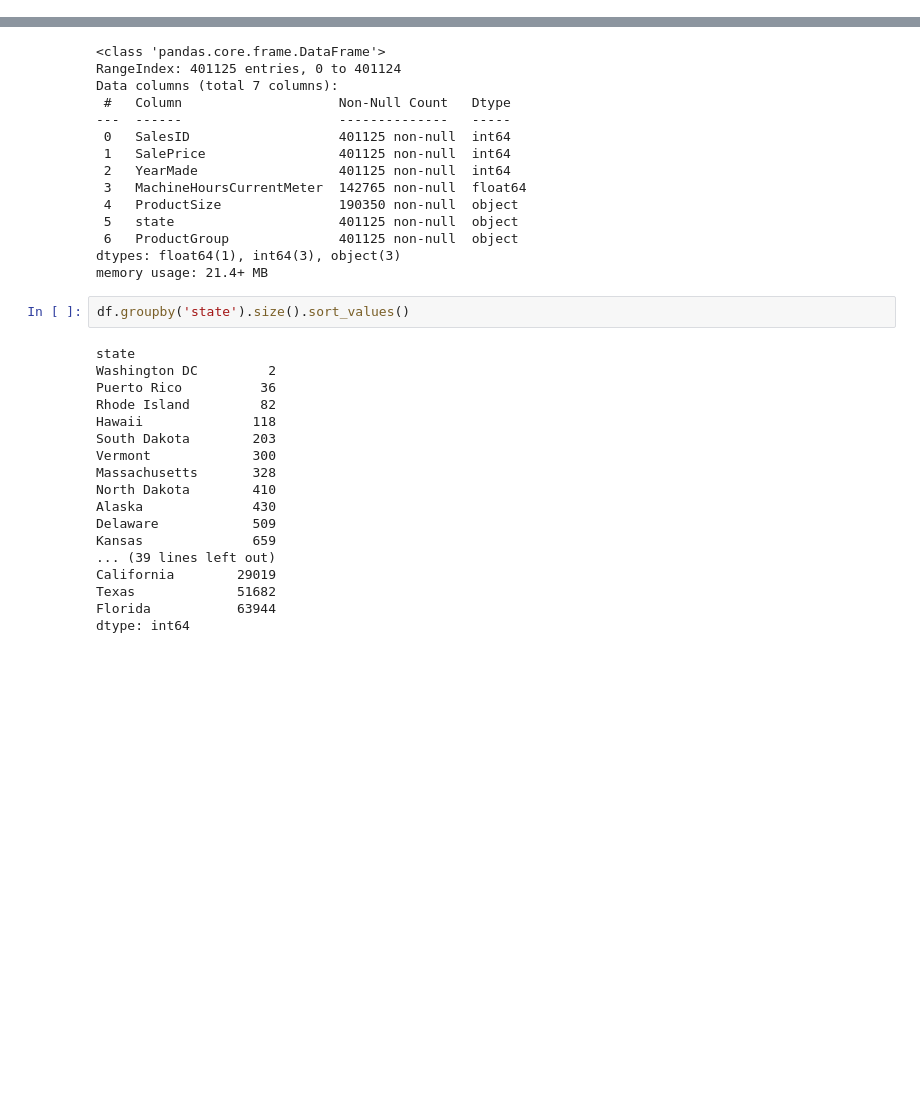
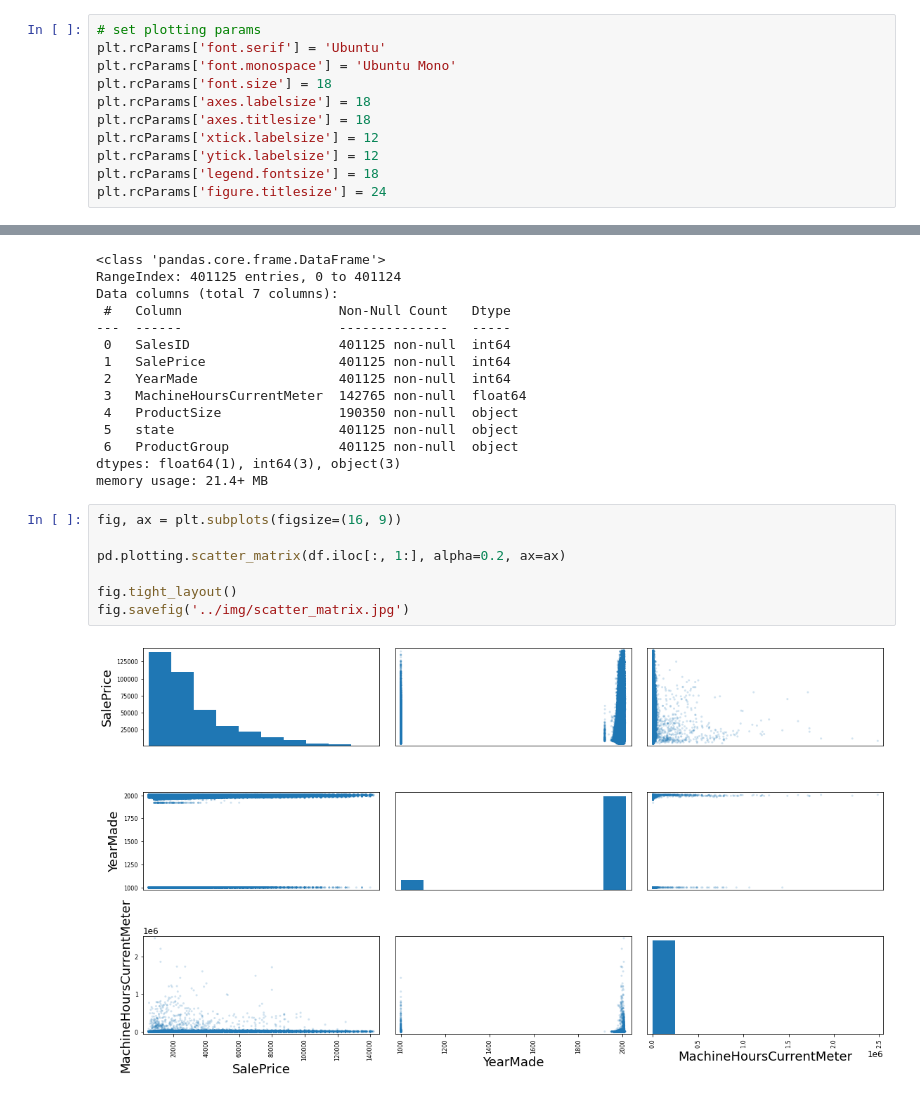
Before and after one commit to josiah-d/predicting-heavy-equipment-price, a Jupyter notebook: notebooks/josiah_eda.ipynb, the cells around one changed output, grey strips where cells are left out. Saved outputs shown, nothing was run; the diff lists cells and outputs as text; blank space fills up the shorter version.

Commit message:
add eda plots

```diff
--- a/notebooks/josiah_eda.ipynb
+++ b/notebooks/josiah_eda.ipynb
@@ -6,6 +3,17 @@ sys.path.insert(0, '..')
 import pandas as pd
 import numpy as np
 import matplotlib.pyplot as plt
+# %%
+# set plotting params
+plt.rcParams['font.serif'] = 'Ubuntu'
+plt.rcParams['font.monospace'] = 'Ubuntu Mono'
+plt.rcParams['font.size'] = 18
+plt.rcParams['axes.labelsize'] = 18
+plt.rcParams['axes.titlesize'] = 18
+plt.rcParams['xtick.labelsize'] = 12
+plt.rcParams['ytick.labelsize'] = 12
+plt.rcParams['legend.fontsize'] = 18
+plt.rcParams['figure.titlesize'] = 24
 # %%
 # load data
 Train = pd.read_csv('../data/Train.csv')
@@ -77,23 +48,12 @@ Data columns (total 7 columns):
  6   ProductGroup              401125 non-null  object
 dtypes: float64(1), int64(3), object(3)
 memory usage: 21.4+ MB
-# %%
-df.groupby('state').size().sort_values()
-# %% [output]
-state
-Washington DC         2
-Puerto Rico          36
-Rhode Island         82
-Hawaii              118
-South Dakota        203
-Vermont             300
-Massachusetts       328
-North Dakota        410
-Alaska              430
-Delaware            509
-Kansas              659
-... (39 lines left out)
-California        29019
-Texas             51682
-Florida           63944
-dtype: int64
+# %%
+fig, ax = plt.subplots(figsize=(16, 9))
+
+pd.plotting.scatter_matrix(df.iloc[:, 1:], alpha=0.2, ax=ax)
+
+fig.tight_layout()
+fig.savefig('../img/scatter_matrix.jpg')
+# %% [output]
+[figure, added]
```
Also changed, not shown: parts of 22 cells of this notebook, 11 other files.
